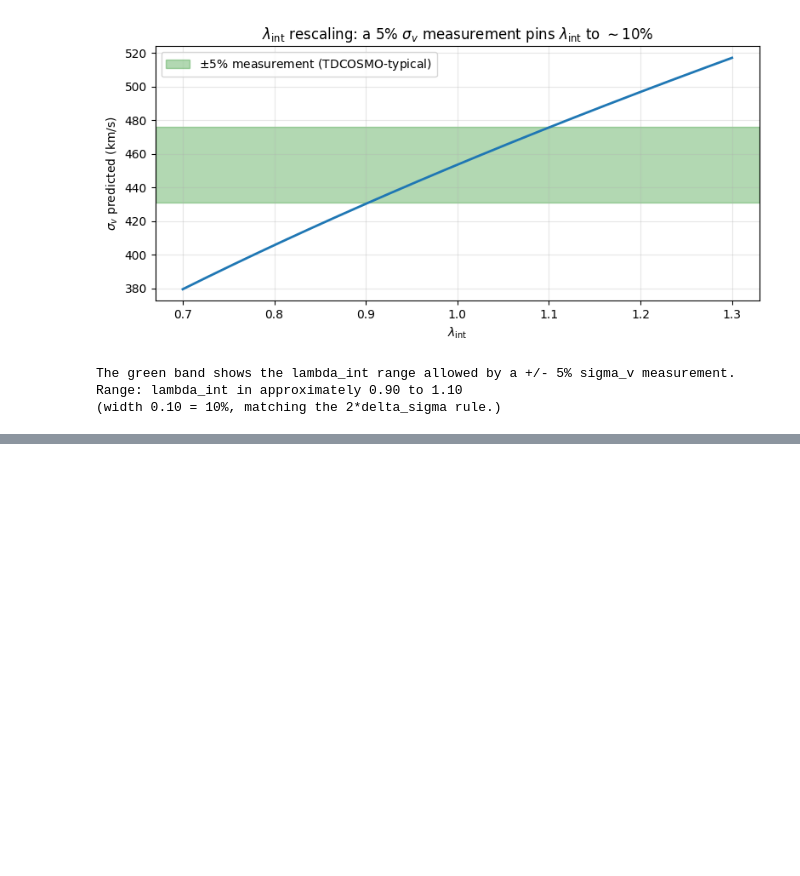
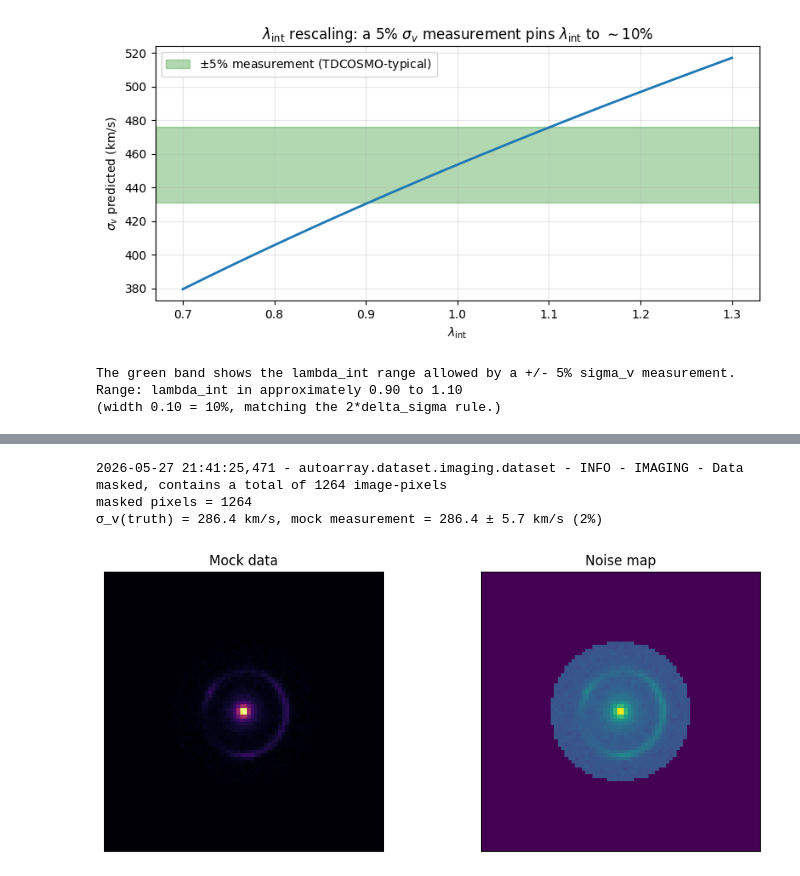
Before and after one commit to rodelcr/Learning_to_Autolens, a Jupyter notebook: Modules/13_TDCOSMO_Kinematics_MSD/13_tdcosmo_kinematics_msd.ipynb, the cells around one changed output, grey strips where cells are left out. Drawn from its saved outputs; the diff is of its cells as text; code cells hidden in the pictures; blank space fills up the shorter version.

```diff
--- a/Modules/13_TDCOSMO_Kinematics_MSD/13_tdcosmo_kinematics_msd.ipynb
+++ b/Modules/13_TDCOSMO_Kinematics_MSD/13_tdcosmo_kinematics_msd.ipynb
@@ -283,0 +309,71 @@ All citations verified against arXiv / NASA ADS / journal sites on 2026-04-26.
+# %%
+grid = al.Grid2D.uniform(shape_native=(80, 80), pixel_scales=PIXEL_SCALE)
+psf = al.Convolver.from_gaussian(
+    shape_native=(11, 11), sigma=0.05,
+    pixel_scales=PIXEL_SCALE, normalize=True,
+)
+
+lens_truth = al.Galaxy(
+    redshift=Z_LENS,
+    bulge=al.lp.Sersic(
+        centre=(0.0, 0.0), ell_comps=(0.0, 0.0), intensity=1.0,
+        effective_radius=TRUE_R_EFF, sersic_index=TRUE_N_SERSIC,
+    ),
+    mass=al.mp.PowerLaw(
+        centre=(0.0, 0.0), ell_comps=(0.05, 0.05),
+        einstein_radius=TRUE_THETA_E, slope=TRUE_SLOPE,
+    ),
+)
+src_truth = al.Galaxy(
+    redshift=Z_SOURCE,
+    bulge=al.lp.SersicCore(
+        centre=(0.05, 0.05), ell_comps=(0.0, 0.0),
+        intensity=5.0, effective_radius=0.08, sersic_index=1.0,
+    ),
+)
+tracer = al.Tracer(galaxies=[lens_truth, src_truth])
+
+# Low-S/N image so imaging-only γ' has finite uncertainty (see §6 intro)
+sim = al.SimulatorImaging(
+    exposure_time=80.0, background_sky_level=2.0,
+    psf=psf, add_poisson_noise_to_data=True, noise_seed=42,
+)
+dataset = sim.via_tracer_from(tracer=tracer, grid=grid)
+mask = al.Mask2D.circular(
+    shape_native=dataset.shape_native,
+    pixel_scales=PIXEL_SCALE, radius=2.0,
+)
+dataset = dataset.apply_mask(mask=mask)
+print(f"masked pixels = {(~mask).sum()}")
+
+# σ_v truth from the same Jeans solver the fit will call
+cosmo = al.cosmo.FlatLambdaCDM(H0=70.0, Om0=0.30)
+D_l = float(cosmo.angular_diameter_distance_kpc_z1z2(0.0, Z_LENS))
+D_s = float(cosmo.angular_diameter_distance_kpc_z1z2(0.0, Z_SOURCE))
+D_ls = float(cosmo.angular_diameter_distance_kpc_z1z2(Z_LENS, Z_SOURCE))
+
+sigma_v_truth = sigma_v_aperture_isotropic(
+    theta_E_arcsec=TRUE_THETA_E, slope=TRUE_SLOPE,
+    R_eff_arcsec=TRUE_R_EFF, sersic_index=TRUE_N_SERSIC,
+    R_aperture_arcsec=APERTURE,
+    D_l_kpc=D_l, D_s_kpc=D_s, D_ls_kpc=D_ls,
+)
+SIGMA_V_OBS = sigma_v_truth
+SIGMA_V_ERR = SIGMA_V_FRAC * sigma_v_truth
+print(f"σ_v(truth) = {sigma_v_truth:.1f} km/s, mock measurement = "
+      f"{SIGMA_V_OBS:.1f} ± {SIGMA_V_ERR:.1f} km/s ({SIGMA_V_FRAC*100:.0f}%)")
+
+# Quick plot of the mock dataset
+import autolens.plot as aplt
+fig, axes = plt.subplots(1, 2, figsize=(10, 4))
+dataset.data.native_for_fits if False else None
+axes[0].imshow(dataset.data.native, origin="lower", cmap="inferno")
+axes[0].set_title("Mock data"); axes[0].set_xticks([]); axes[0].set_yticks([])
+axes[1].imshow(dataset.noise_map.native, origin="lower", cmap="viridis")
+axes[1].set_title("Noise map"); axes[1].set_xticks([]); axes[1].set_yticks([])
+plt.tight_layout(); plt.show()
+# %% [output]
+2026-05-27 21:41:25,471 - autoarray.dataset.imaging.dataset - INFO - IMAGING - Data masked, contains a total of 1264 image-pixels
+masked pixels = 1264
+σ_v(truth) = 286.4 km/s, mock measurement = 286.4 ± 5.7 km/s (2%)
+[figure, added]
```
Also changed, not shown: parts of 18 cells of this notebook, 1 other file.
